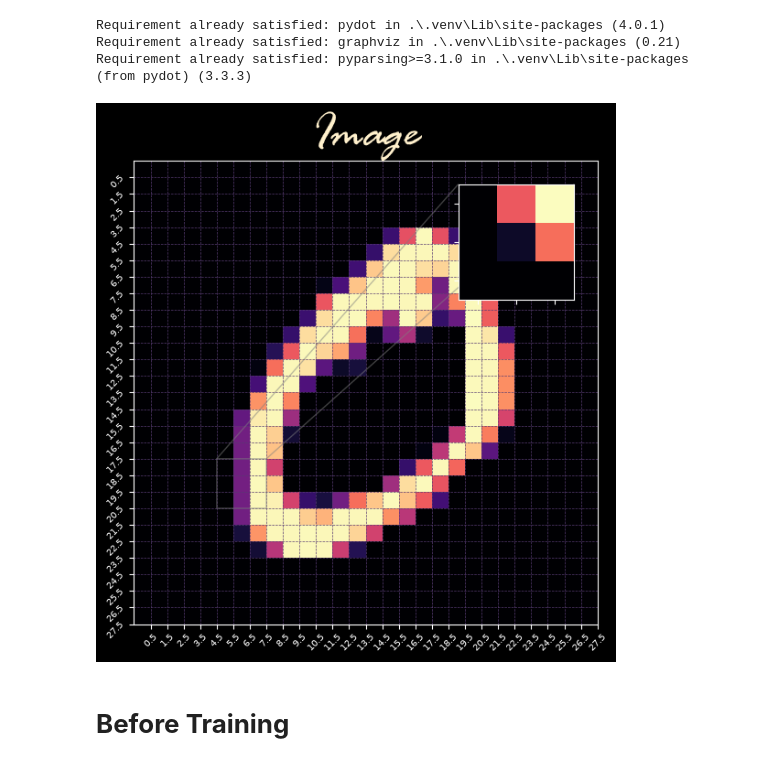
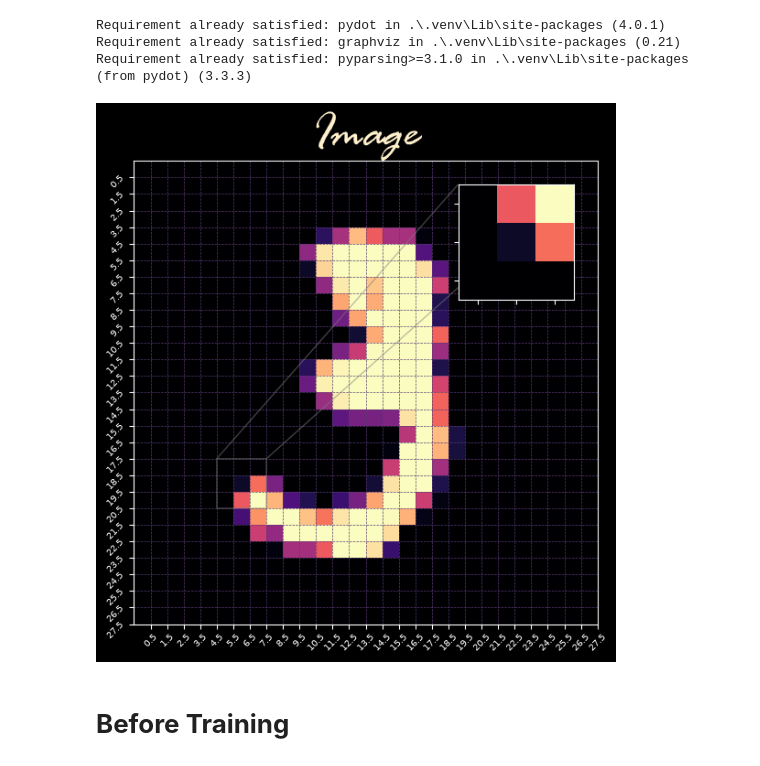
Before and after one commit to Akshat-Mishra-py/Learning-AI, a Jupyter notebook: model_mnist.ipynb, the cells around one changed output. Drawn from its saved outputs; the diff is of its cells as text; code cells hidden in the pictures.

Commit message:
Added Magma Stylesheet and other minor fixes

```diff
--- a/model_mnist.ipynb
+++ b/model_mnist.ipynb
@@ -16,30 +16,31 @@ dataset = tf.keras.datasets.mnist
 (x_train, y_train), (x_test, y_test)= dataset.load_data()
 # %%
 fig, ax = plt.subplots(1,2, figsize= (12,6), layout='constrained')
+ax:list[plt.Axes]
 fig.set_edgecolor('none')
 plt.style.use('dark_background')
 title_font = {'family': 'Rage Italic', 'color': "#fff0cc", 'weight': "normal", 'size': 40}
 
 ax[0].grid(axis ='both', color="#593D74", linestyle='--',linewidth = .5,)
 ax[0].set_title("Image",fontdict = title_font)
-ax[0].imshow(x_train[1], cmap='magma',origin="upper")
+ax[0].imshow(x_train[10], cmap='magma')
 
 
 zoom_ax = ax[0].inset_axes([0.7,0.7,.25,.25], xlim = (4.5,7.5), ylim = (17.5,20.5), xticklabels=[], yticklabels=[])
 ax[0].indicate_inset_zoom(zoom_ax)
-zoom_ax.imshow(x_train[10],cmap='magma',origin="upper")
+zoom_ax.imshow(x_train[10],cmap='magma')
 
 ticks = list(map(lambda x: sum([x,0.5]),range(0,28,1)))
 ax[0].set_yticks(ticks)
 ax[0].set_xticks(ticks)
 ax[0].tick_params(labelsize = 7,rotation=45)
 
 ax[1].set_title("Probablities",fontdict = title_font)
 ax[1].set_xticks(range(10))
 ax[1].set_visible(False)
 plt.show()
 # %% [output]
-[figure, old version]
+[figure, new version]
 # %%
 model = tf.keras.models.Sequential([
             tf.keras.layers.Input((28,28)),
```
Also changed, not shown: parts of 3 cells of this notebook, 3 other files.
